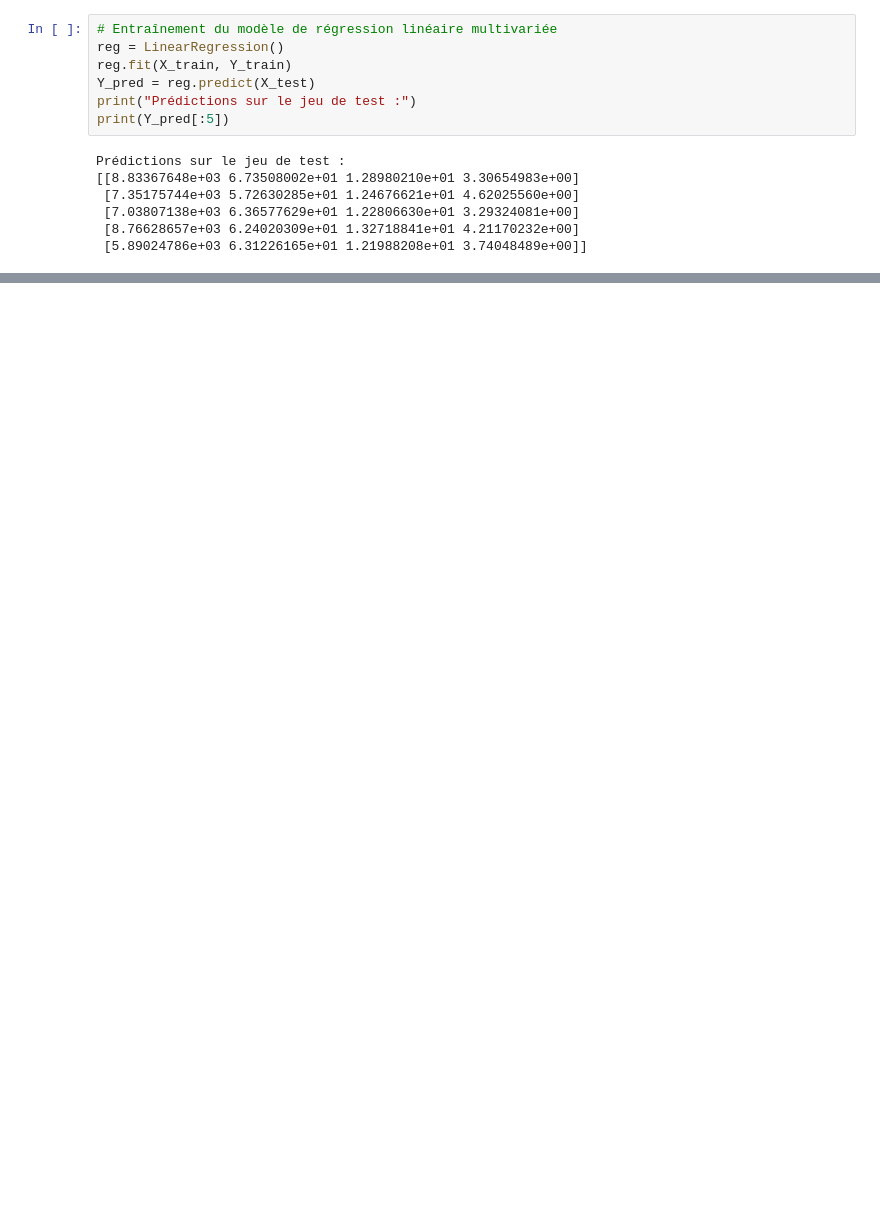
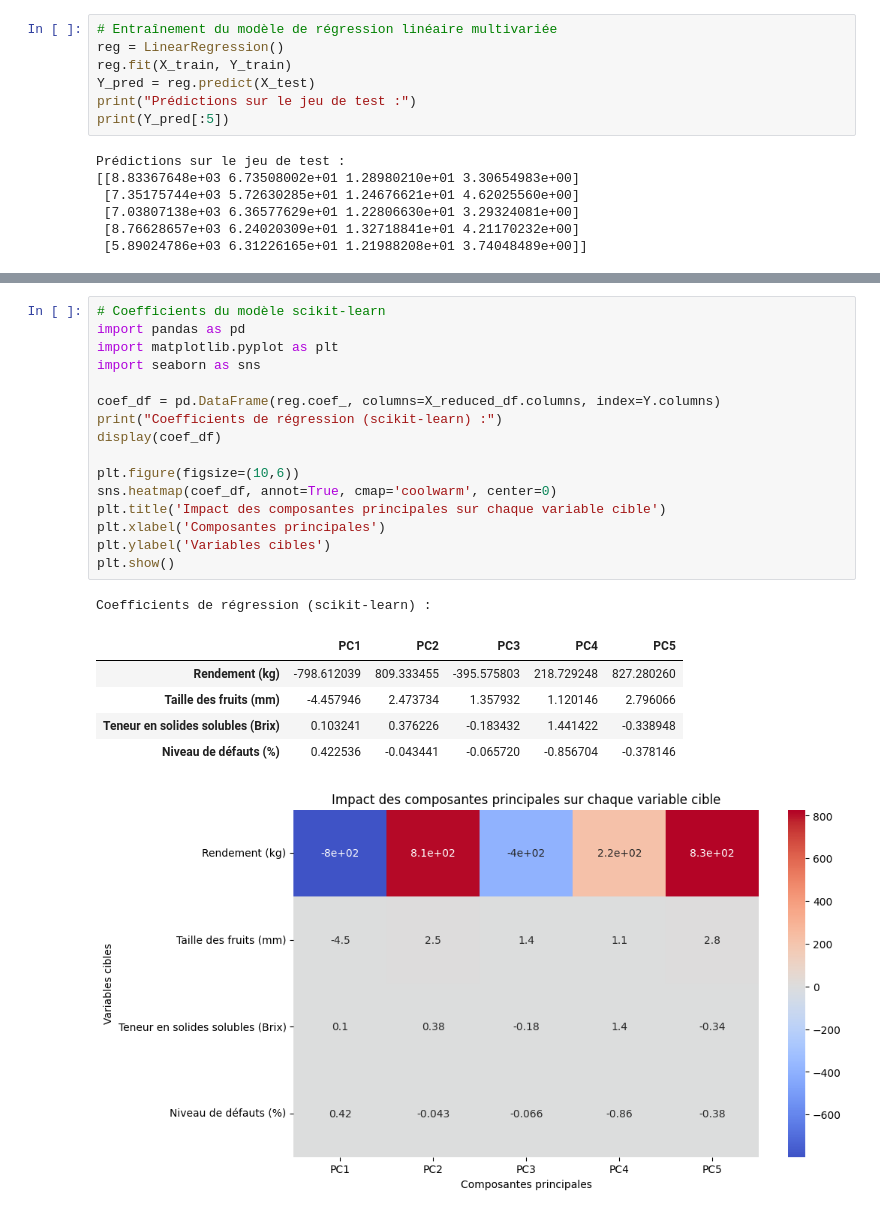
Before and after one commit to Harlequelrah/Projet_Exam, a Jupyter notebook: exam.ipynb, the cells around one changed output, grey strips where cells are left out. Cells and saved outputs as stored; diff of their text form; blank space fills up the shorter version.

```diff
--- a/exam.ipynb
+++ b/exam.ipynb
@@ -377,0 +418,24 @@ Prédictions sur le jeu de test :
+# %%
+# Coefficients du modèle scikit-learn
+import pandas as pd
+import matplotlib.pyplot as plt
+import seaborn as sns
+
+coef_df = pd.DataFrame(reg.coef_, columns=X_reduced_df.columns, index=Y.columns)
+print("Coefficients de régression (scikit-learn) :")
+display(coef_df)
+
+plt.figure(figsize=(10,6))
+sns.heatmap(coef_df, annot=True, cmap='coolwarm', center=0)
+plt.title('Impact des composantes principales sur chaque variable cible')
+plt.xlabel('Composantes principales')
+plt.ylabel('Variables cibles')
+plt.show()
+# %% [output]
+Coefficients de régression (scikit-learn) :
+|  | PC1 | PC2 | PC3 | PC4 | PC5 |
+| Rendement (kg) | -798.612039 | 809.333455 | -395.575803 | 218.729248 | 827.280260 |
+| Taille des fruits (mm) | -4.457946 | 2.473734 | 1.357932 | 1.120146 | 2.796066 |
+| Teneur en solides solubles (Brix) | 0.103241 | 0.376226 | -0.183432 | 1.441422 | -0.338948 |
+| Niveau de défauts (%) | 0.422536 | -0.043441 | -0.065720 | -0.856704 | -0.378146 |
+[figure, added]
```
Also changed, not shown: parts of 4 cells of this notebook.
